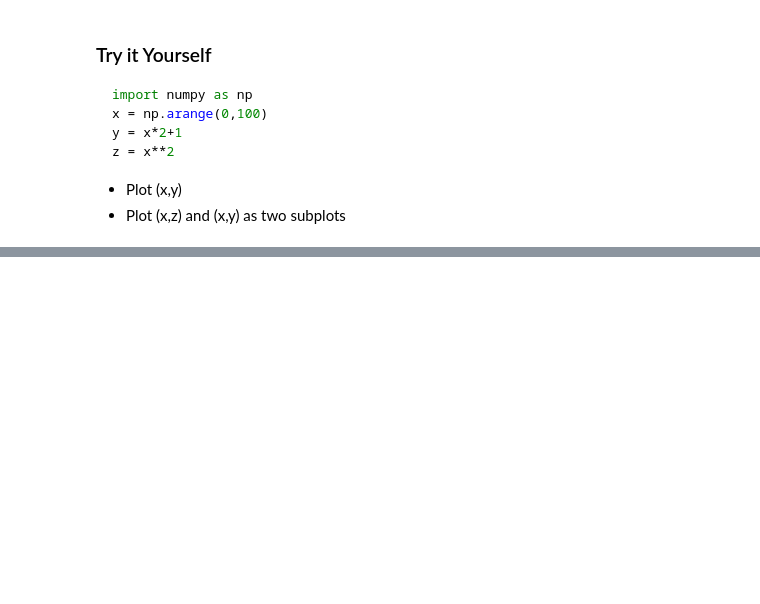
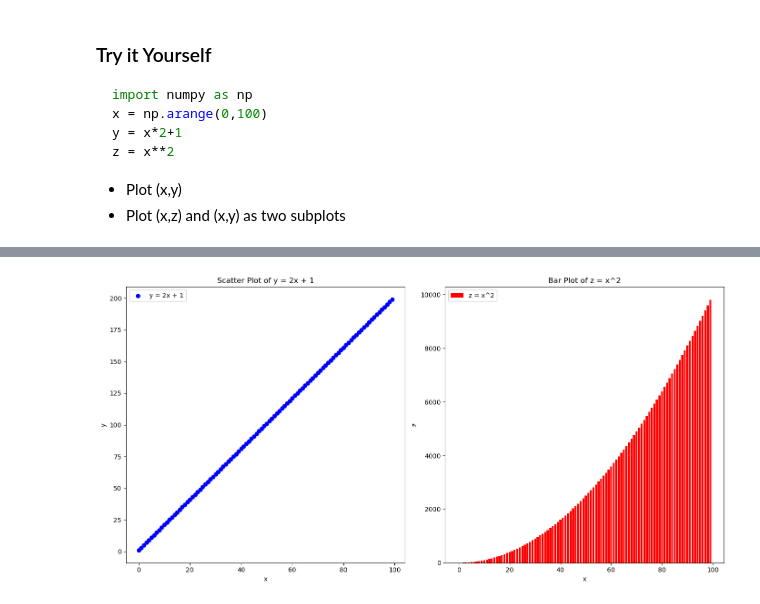
Before and after one commit to nabilbachroin/Soft_Computing, a Jupyter notebook: 26feb-W1/L1/matplotlib.ipynb, the cells around one changed output, grey strips where cells are left out. Cells and saved outputs as stored; diff of their text form; code cells hidden in the pictures; blank space fills up the shorter version.

```diff
--- a/26feb-W1/L1/matplotlib.ipynb
+++ b/26feb-W1/L1/matplotlib.ipynb
@@ -177,0 +224,23 @@ z = x**2
+# %%
+plt.figure(figsize=(14,7))
+
+# Scatter plot untuk (x, y)
+plt.subplot(1, 2, 1)  # 1 baris, 2 kolom, subplot pertama
+plt.scatter(x, y, color='blue', label='y = 2x + 1')  # Membuat scatter plot x vs y
+plt.title('Scatter Plot of y = 2x + 1')  # Judul plot
+plt.xlabel('x')  # Label sumbu x
+plt.ylabel('y')  # Label sumbu y
+plt.legend()  # Menampilkan legenda
+
+# Bar plot untuk (x, z)
+plt.subplot(1, 2, 2)  # 1 baris, 2 kolom, subplot kedua
+plt.bar(x, z, color='red', label='z = x^2')  # Membuat bar plot x vs z
+plt.title('Bar Plot of z = x^2')  # Judul plot
+plt.xlabel('x')  # Label sumbu x
+plt.ylabel('z')  # Label sumbu z
+plt.legend()  # Menampilkan legenda
+
+plt.tight_layout()  # Otomatis mengatur subplot agar tidak tumpang tindih
+plt.show()  # Menampilkan plot
+# %% [output]
+[figure, added]
```
Also changed, not shown: parts of 12 cells of this notebook, 1 other file.
